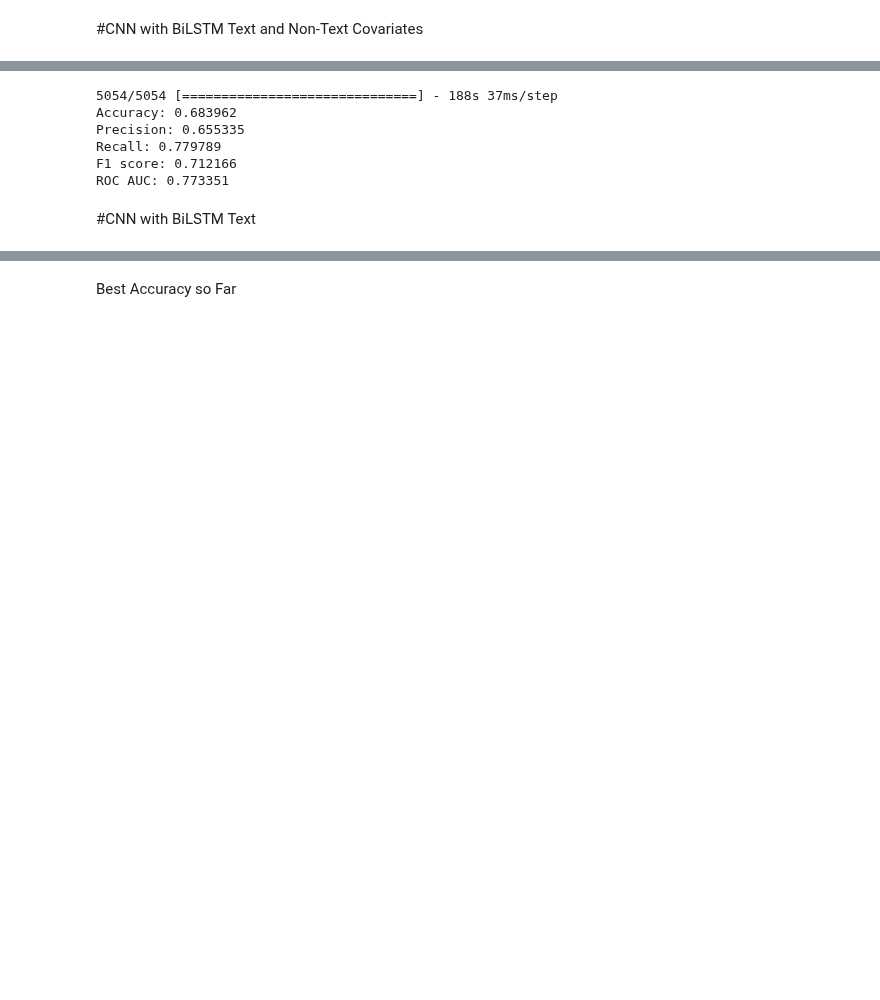
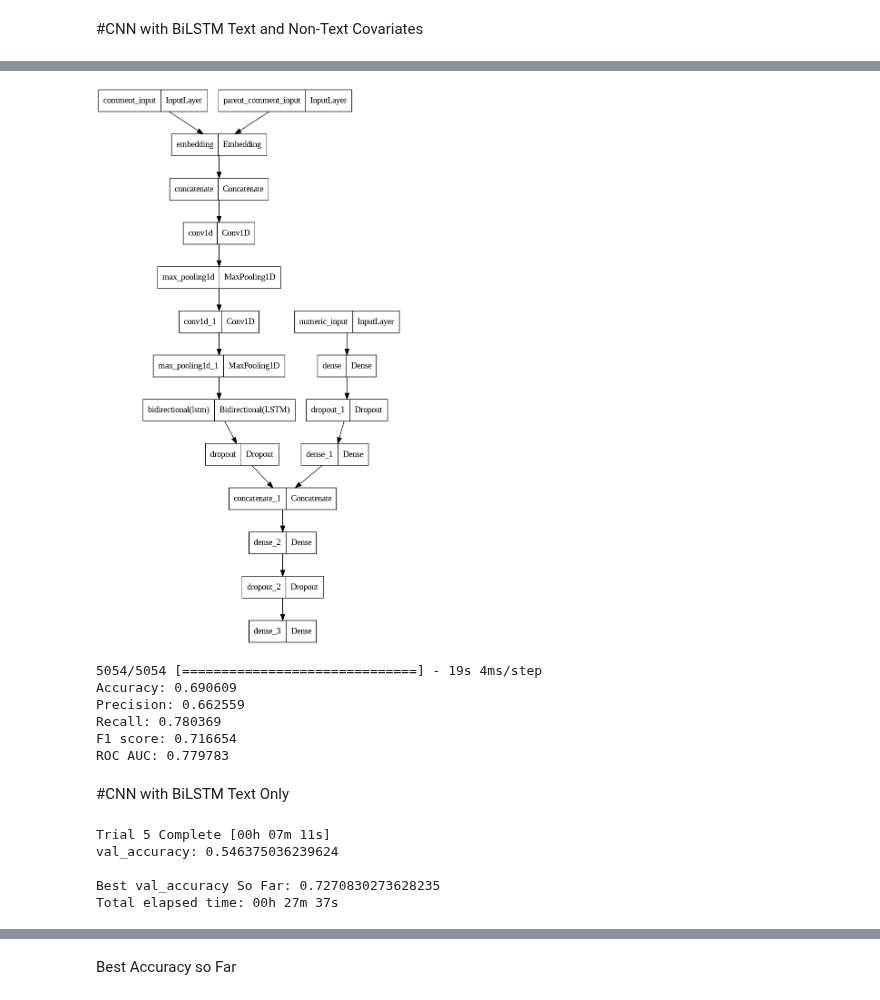
Before and after one commit to brianellis1997/Sarcasm_Detection, a Jupyter notebook: CNN.ipynb, the cells around one changed output, grey strips where cells are left out. Drawn from its saved outputs; the diff is of its cells as text; code cells hidden in the pictures; blank space fills up the shorter version.

```diff
--- a/CNN.ipynb
+++ b/CNN.ipynb
@@ -527,3 +483,3 @@ best_CNNBiLSTM_textandnontext.compile(optimizer=optimizers.Adam(learning_rate=0.
 # %%
 from tensorflow.keras.models import load_model
-best_CNNBiLSTM_textandnontext = load_model('/content/drive/MyDrive/Sarcasm_Data/best_CNNBiLSTM_textandnontext.h5')
+CNN_Text_NonText_BiLSTM = load_model('/content/drive/MyDrive/Sarcasm_Data/CNN_Text_NonText_BiLSTM.h5')
@@ -530,8 +494,12 @@ best_CNNBiLSTM_textandnontext = load_model('/content/drive/MyDrive/Sarcasm_Data/
+# %%
+plot_model(CNN_Text_NonText_BiLSTM)
+# %% [output]
+[figure, added]
 # %%
 from sklearn.metrics import accuracy_score, precision_score, recall_score, f1_score, roc_auc_score
 from keras.models import Model
 
-predictions = best_CNNBiLSTM_textandnontext.predict({'comment_input': X_text_comment_pad_test,
+predictions = CNN_Text_NonText_BiLSTM.predict({'comment_input': X_text_comment_pad_test,
                              'parent_comment_input': X_text_parent_comment_pad_test,
                                                'numeric_input': X_numeric_scaled_test})
 
@@ -557,12 +525,12 @@ predictions = predictions.flatten()
 auc = roc_auc_score(y_test, predictions)
 print('ROC AUC: %f' % auc)
 # %% [output]
-5054/5054 [==============================] - 188s 37ms/step
-Accuracy: 0.683962
-Precision: 0.655335
-Recall: 0.779789
-F1 score: 0.712166
-ROC AUC: 0.773351
+5054/5054 [==============================] - 19s 4ms/step
+Accuracy: 0.690609
+Precision: 0.662559
+Recall: 0.780369
+F1 score: 0.716654
+ROC AUC: 0.779783
 # %% [markdown]
-#CNN with BiLSTM Text
+#CNN with BiLSTM Text Only
 # %%
@@ -617,24 +585,30 @@ ROC AUC: 0.773351
 # %%
-# from kerastuner.tuners import RandomSearch
+from kerastuner.tuners import RandomSearch
 
-# tuner = RandomSearch(
-#     build_model2,
-#     objective='val_accuracy',
-#     max_trials=5,
-#     executions_per_trial=1,
-#     directory='my_dir',
-#     project_name='hparam_tuning'
-# )
+tuner4 = RandomSearch(
+    build_model4,
+    objective='val_accuracy',
+    max_trials=5,
+    executions_per_trial=1,
+    directory='my_dir',
+    project_name='hparam_tuning4'
+)
 
-# tuner.search_space_summary()
+tuner4.search_space_summary()
 
-# tuner.search(x=[X_text_comment_pad, X_text_parent_comment_pad],
-#              y=y_train,
-#              epochs=4,
-#              batch_size=128,
-#              validation_split=0.10)
+tuner4.search(x=[X_text_comment_pad, X_text_parent_comment_pad],
+             y=y_train,
+             epochs=4,
+             batch_size=128,
+             validation_split=0.10)
 
 
 
-# bestCNNBiLSTM = tuner.get_best_models(num_models=1)[0]
+CNN_Text_BiLSTM = tuner4.get_best_models(num_models=1)[0]
+# %% [output]
+Trial 5 Complete [00h 07m 11s]
+val_accuracy: 0.546375036239624
+
+Best val_accuracy So Far: 0.7270830273628235
+Total elapsed time: 00h 27m 37s
 # %%
```
Also changed, not shown: parts of 52 cells of this notebook.
